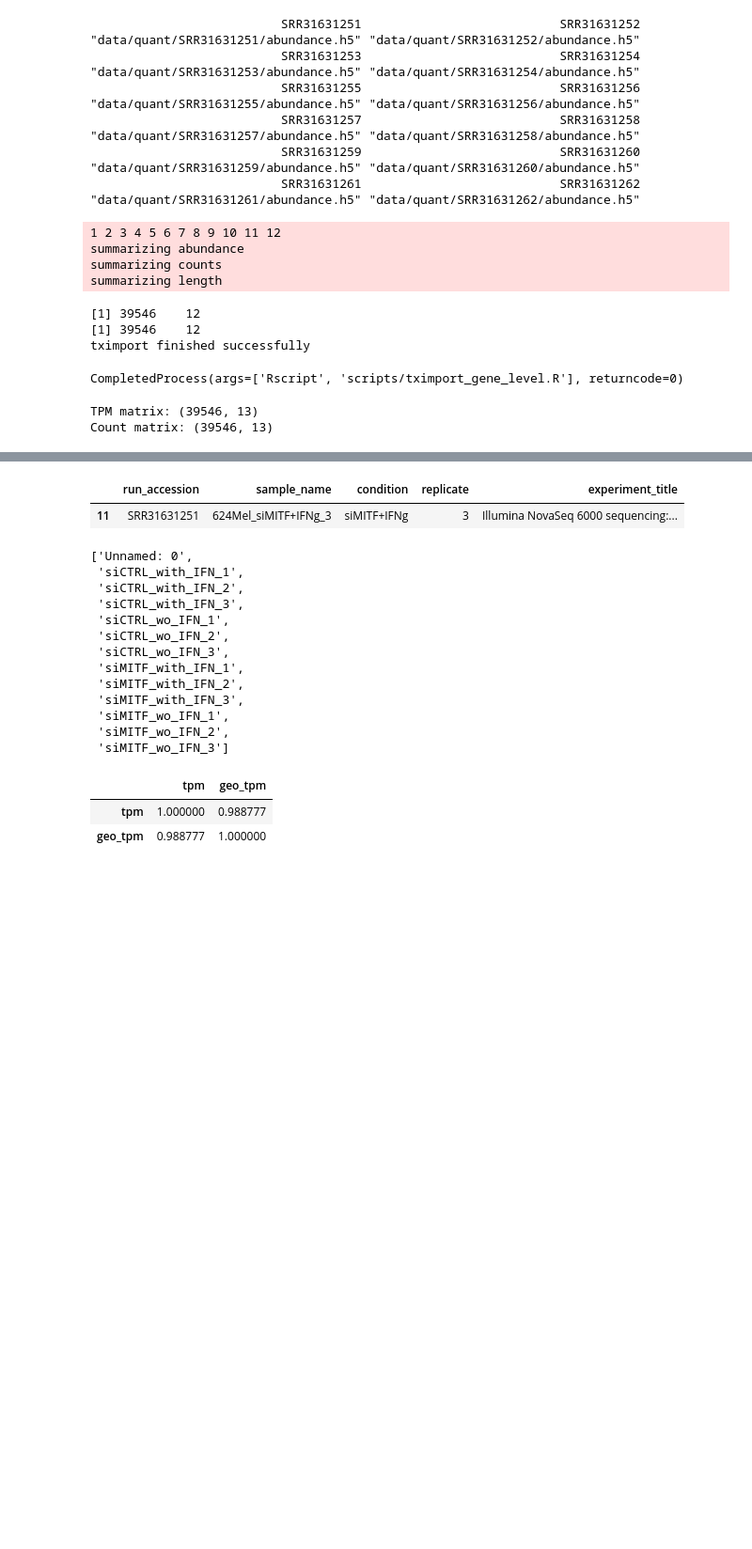
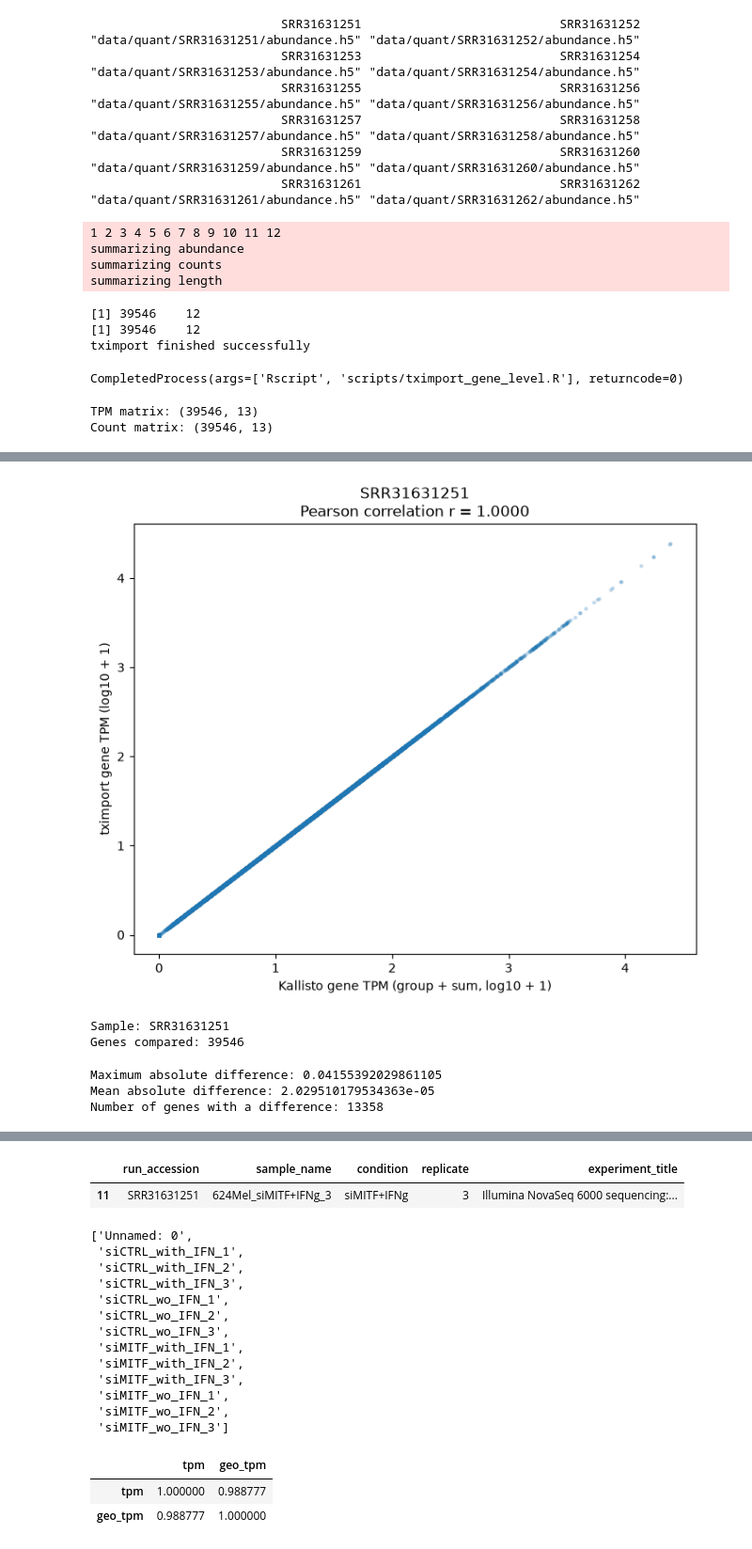
Before and after one commit to SvavaDa/GSE283655_project, a Jupyter notebook: GSE283655-simplified-data.ipynb, the cells around one changed output, grey strips where cells are left out. Shown at 94% size. Drawn from its saved outputs; the diff is of its cells as text; code cells hidden in the pictures; blank space fills up the shorter version.

```diff
--- a/GSE283655-simplified-data.ipynb
+++ b/GSE283655-simplified-data.ipynb
@@ -563,3 +688,75 @@ Count matrix: (39546, 13)
+# %%
+sample = sample_columns[0]
+
+comparison = groupsum[
+    ["gene_id_clean", sample]
+].merge(
+    tximport[
+        ["gene_id_clean", sample]
+    ],
+    on="gene_id_clean",
+    how="inner",
+    suffixes=("_groupsum", "_tximport")
+)
+
+x = np.log10(comparison[f"{sample}_groupsum"] + 1)
+y = np.log10(comparison[f"{sample}_tximport"] + 1)
+
+r = np.corrcoef(x, y)[0, 1]
+
+plt.figure(figsize=(7, 6))
+
+plt.scatter(
+    x,
+    y,
+    alpha=0.2,
+    s=5
+)
+
+plt.xlabel("Kallisto gene TPM (group + sum, log10 + 1)")
+plt.ylabel("tximport gene TPM (log10 + 1)")
+plt.title(f"{sample}\nPearson correlation r = {r:.4f}")
+
+plt.tight_layout()
+
+plt.savefig(
+    "results/TPM_groupsum_vs_tximport_first_sample.png",
+    dpi=300,
+    bbox_inches="tight"
+)
+plt.savefig(
+    "results/TPM_correlation_first_sample.png",
+    dpi=300,
+    bbox_inches="tight"
+)
+
+plt.savefig(
+    "results/TPM_correlation_first_sample.png",
+    dpi=300,
+    bbox_inches="tight"
+)
+
+plt.show()
+
+print(f"Sample: {sample}")
+print(f"Genes compared: {len(comparison)}")
+# %% [output]
+[figure, added]
+Sample: SRR31631251
+Genes compared: 39546
+# %%
+difference = (
+    comparison[f"{sample}_tximport"]
+    - comparison[f"{sample}_groupsum"]
+)
+
+print("Maximum absolute difference:", difference.abs().max())
+print("Mean absolute difference:", difference.abs().mean())
+print("Number of genes with a difference:", (difference != 0).sum())
+# %% [output]
+Maximum absolute difference: 0.04155392029861105
+Mean absolute difference: 2.029510179534363e-05
+Number of genes with a difference: 13358
 # %%
 samples[samples["run_accession"] == "SRR31631251"]
 # %% [output]
```
Also changed, not shown: parts of 15 cells of this notebook.
